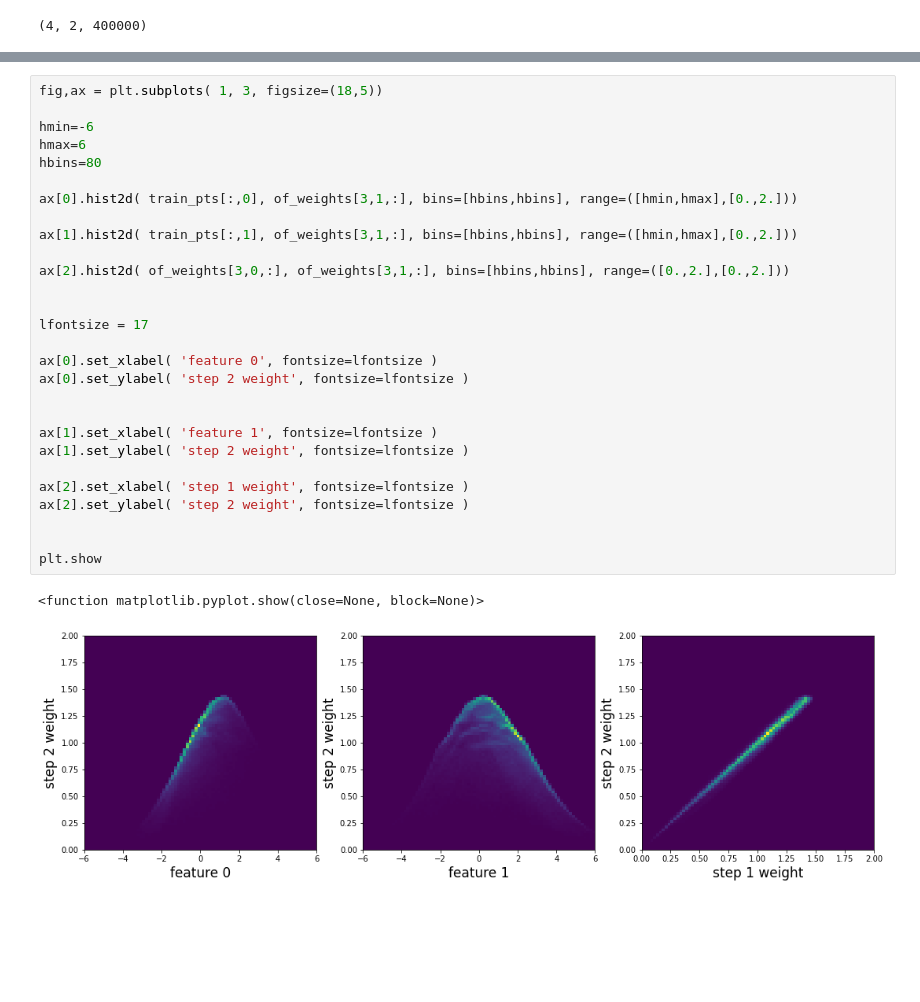
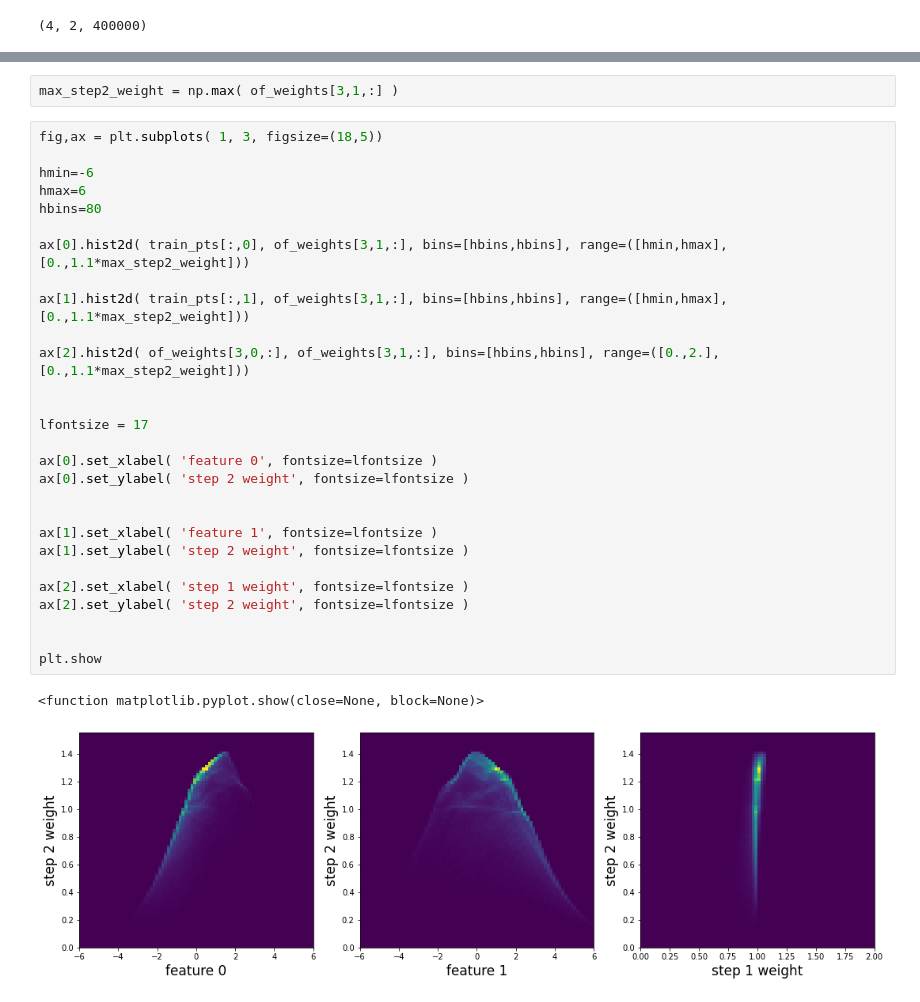
Before and after one commit to owen234/omnifold-testing1, a Jupyter notebook: toy_study1a.ipynb, the cells around one changed output, grey strips where cells are left out. Drawn from its saved outputs; the diff is of its cells as text; blank space fills up the shorter version.

```diff
--- a/toy_study1a.ipynb
+++ b/toy_study1a.ipynb
@@ -326,31 +408,33 @@ plt.show
+# %%
+max_step2_weight = np.max( of_weights[3,1,:] )
 # %%
 fig,ax = plt.subplots( 1, 3, figsize=(18,5))
 
 hmin=-6
 hmax=6
 hbins=80
 
-ax[0].hist2d( train_pts[:,0], of_weights[3,1,:], bins=[hbins,hbins], range=([hmin,hmax],[0.,2.]))
+ax[0].hist2d( train_pts[:,0], of_weights[3,1,:], bins=[hbins,hbins], range=([hmin,hmax],[0.,1.1*max_step2_weight]))
 
-ax[1].hist2d( train_pts[:,1], of_weights[3,1,:], bins=[hbins,hbins], range=([hmin,hmax],[0.,2.]))
+ax[1].hist2d( train_pts[:,1], of_weights[3,1,:], bins=[hbins,hbins], range=([hmin,hmax],[0.,1.1*max_step2_weight]))
 
-ax[2].hist2d( of_weights[3,0,:], of_weights[3,1,:], bins=[hbins,hbins], range=([0.,2.],[0.,2.]))
+ax[2].hist2d( of_weights[3,0,:], of_weights[3,1,:], bins=[hbins,hbins], range=([0.,2.],[0.,1.1*max_step2_weight]))
 
 
 lfontsize = 17
 
 ax[0].set_xlabel( 'feature 0', fontsize=lfontsize )
 ax[0].set_ylabel( 'step 2 weight', fontsize=lfontsize )
 
 
 ax[1].set_xlabel( 'feature 1', fontsize=lfontsize )
 ax[1].set_ylabel( 'step 2 weight', fontsize=lfontsize )
 
 ax[2].set_xlabel( 'step 1 weight', fontsize=lfontsize )
 ax[2].set_ylabel( 'step 2 weight', fontsize=lfontsize )
 
 
 plt.show
 # %% [output]
 <function matplotlib.pyplot.show(close=None, block=None)>
-[figure, old version]
+[figure, new version]
```
Also changed, not shown: parts of 11 cells of this notebook, 3 other files.
